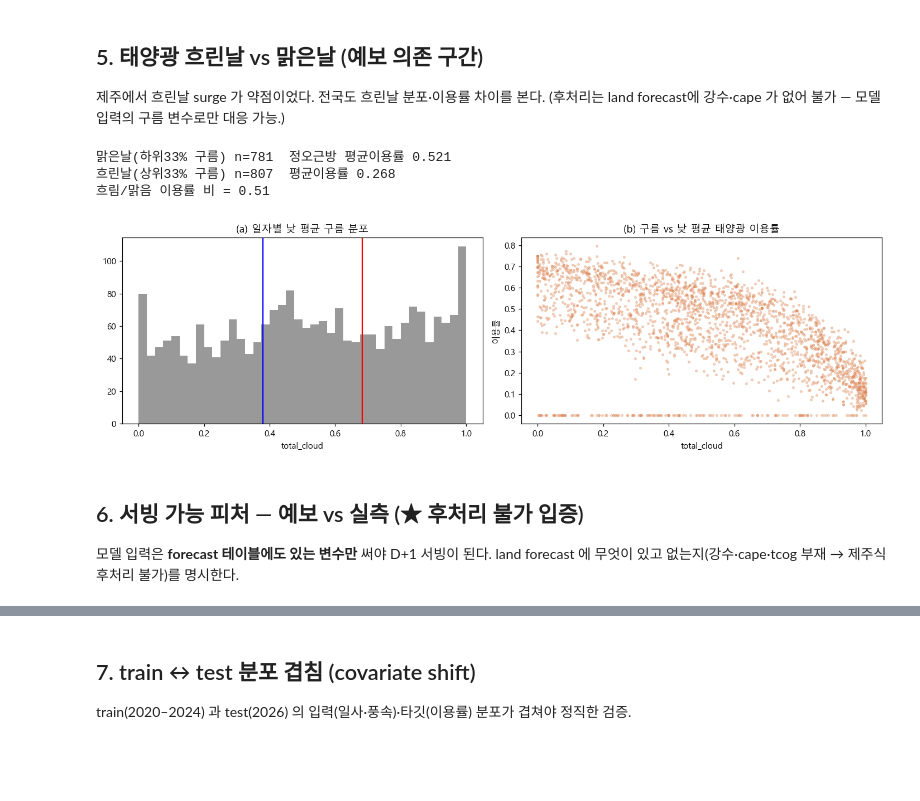
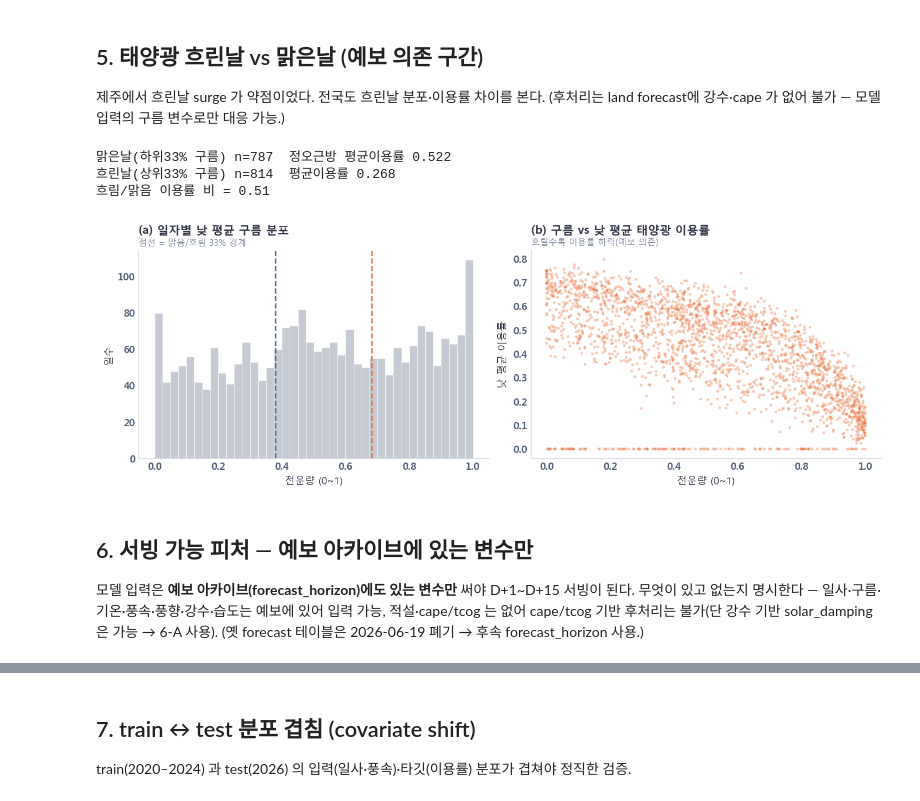
Before and after one commit to JeongYakyong/project2026, a Jupyter notebook: 6. land_solarwind_forecaster/nouse/eda/6-0_eda_landsw.ipynb, the cells around one changed output, grey strips where cells are left out. Saved outputs shown, nothing was run; the diff lists cells and outputs as text; code cells hidden in the pictures; blank space fills up the shorter version.

```diff
--- a/6. land_solarwind_forecaster/nouse/eda/6-0_eda_landsw.ipynb
+++ b/6. land_solarwind_forecaster/nouse/eda/6-0_eda_landsw.ipynb
@@ -240,26 +277,31 @@ plt.tight_layout(); plt.savefig(os.path.join(FIG,'6-0_weather_util_scatter.png')
 # %%
 # 일자별 낮 평균 구름으로 맑음/흐림 분류
 dday = day.groupby('date').agg(cloud=('total_cloud_s','mean'),
                                util=('gen_solar_utilization_kr','mean')).dropna()
 q1, q3 = dday.cloud.quantile([.33,.66])
 clear = dday[dday.cloud<=q1]; cloudy = dday[dday.cloud>=q3]
 print('맑은날(하위33%% 구름) n=%d  정오근방 평균이용률 %.3f' % (len(clear), clear.util.mean()))
 print('흐린날(상위33%% 구름) n=%d  평균이용률 %.3f' % (len(cloudy), cloudy.util.mean()))
 print('흐림/맑음 이용률 비 = %.2f' % (cloudy.util.mean()/clear.util.mean()))
-fig, ax = plt.subplots(1,2, figsize=(13,4))
-ax[0].hist(dday.cloud, bins=40, color='#999'); ax[0].axvline(q1,color='b'); ax[0].axvline(q3,color='r')
-ax[0].set_title('(a) 일자별 낮 평균 구름 분포'); ax[0].set_xlabel('total_cloud')
-ax[1].scatter(dday.cloud, dday.util, s=6, alpha=.3, color='#DD8452')
-ax[1].set_title('(b) 구름 vs 낮 평균 태양광 이용률'); ax[1].set_xlabel('total_cloud'); ax[1].set_ylabel('이용률')
-plt.tight_layout(); plt.savefig(os.path.join(FIG,'6-0_cloudy_clear.png'), bbox_inches='tight'); plt.show()
+fig, ax = plt.subplots(1, 2, figsize=(11, 3.9))
+ax[0].hist(dday.cloud, bins=40, color=HIST_C, edgecolor='white', lw=.4)
+ax[0].axvline(q1, color=WIND_C, lw=1.4, ls='--'); ax[0].axvline(q3, color=SOLAR_C, lw=1.4, ls='--')
+panel(ax[0], '(a) 일자별 낮 평균 구름 분포', '점선 = 맑음/흐림 33% 경계')
+ax[0].set_xlabel('전운량 (0~1)'); ax[0].set_ylabel('일수')
+ax[1].scatter(dday.cloud, dday.util, s=8, alpha=.35, color=SOLAR_C, edgecolors='none')
+panel(ax[1], '(b) 구름 vs 낮 평균 태양광 이용률', '흐릴수록 이용률 하락(예보 의존)')
+ax[1].set_xlabel('전운량 (0~1)'); ax[1].set_ylabel('낮 평균 이용률')
+save(fig, '6-0_cloudy_clear.png'); plt.show()
 # %% [output]
-맑은날(하위33% 구름) n=781  정오근방 평균이용률 0.521
-흐린날(상위33% 구름) n=807  평균이용률 0.268
+맑은날(하위33% 구름) n=787  정오근방 평균이용률 0.522
+흐린날(상위33% 구름) n=814  평균이용률 0.268
 흐림/맑음 이용률 비 = 0.51
-[figure, old version]
+[figure, new version]
-# %% [markdown]
-## 6. 서빙 가능 피처 — 예보 vs 실측 (★ 후처리 불가 입증)
-
-모델 입력은 **forecast 테이블에도 있는 변수만** 써야 D+1 서빙이 된다. land forecast 에
-무엇이 있고 없는지(강수·cape·tcog 부재 → 제주식 후처리 불가)를 명시한다.
+# %% [markdown]
+## 6. 서빙 가능 피처 — 예보 아카이브에 있는 변수만
+
+모델 입력은 **예보 아카이브(forecast_horizon)에도 있는 변수만** 써야 D+1~D+15 서빙이 된다.
+무엇이 있고 없는지 명시한다 — 일사·구름·기온·풍속·풍향·강수·습도는 예보에 있어 입력 가능,
+적설·cape/tcog 는 없어 cape/tcog 기반 후처리는 불가(단 강수 기반 solar_damping 은 가능 → 6-A 사용).
+(옛 forecast 테이블은 2026-06-19 폐기 → 후속 forecast_horizon 사용.)
 # %%
```
Also changed, not shown: parts of 11 cells of this notebook, 26 other files.
